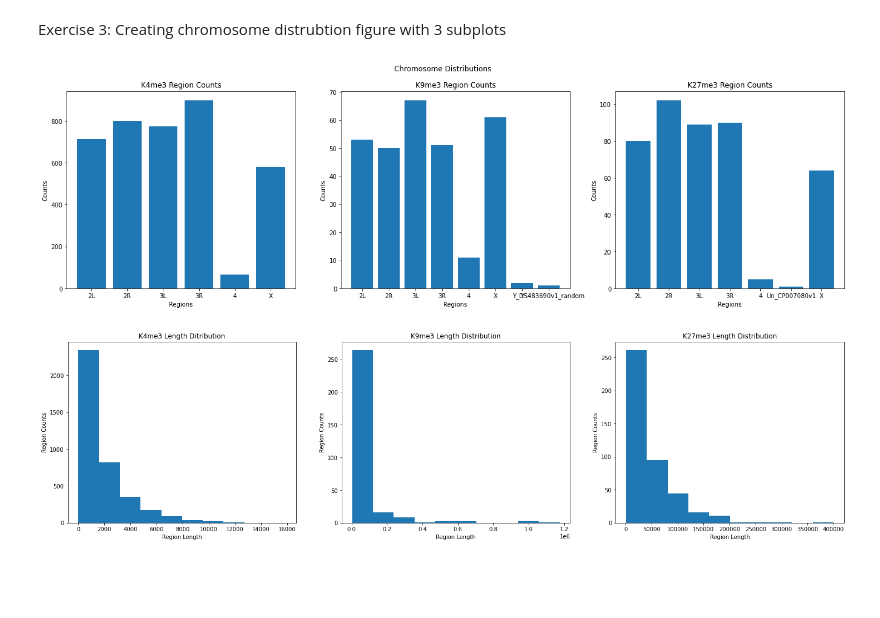
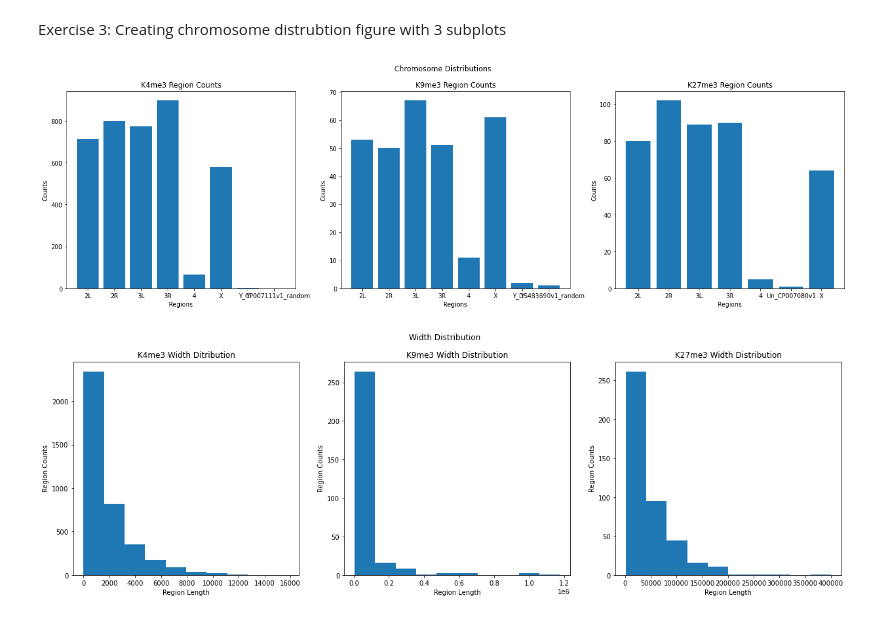
Before and after one commit to jonathanfischer97/qbb2020-answers, a Jupyter notebook: day1-lunch/day1_lunch_exercises.ipynb, the cells around one changed output. Saved outputs shown, nothing was run; the diff lists cells and outputs as text; code cells hidden in the pictures; blank space fills up the shorter version.

```diff
--- a/day1-lunch/day1_lunch_exercises.ipynb
+++ b/day1-lunch/day1_lunch_exercises.ipynb
@@ -308,7 +308,7 @@ fig, (ax1, ax2, ax3) = plt.subplots(ncols=3, figsize = (23, 6))
 fig.suptitle("Chromosome Distributions")
 
 #k4me3
-ax1.bar(sorted_chr_k4.index[:-2], sorted_chr_k4[:-2] )
+ax1.bar(sorted_chr_k4.index, sorted_chr_k4 )
 ax1.set_title("K4me3 Region Counts")
 ax1.set_ylabel("Counts")
 ax1.set_xlabel("Regions")
@@ -326,26 +326,27 @@ ax3.set_ylabel("Counts")
 ax3.set_xlabel("Regions")
 plt.show()
 # %% [output]
-[figure, old version]
+[figure, new version]
 # %%
 Exercise 4: Creating width distribution figure
 # %%
-fig,(ax1, ax2, ax3) = plt.subplots(ncols = 3, figsize = (25, 6))
+fig,(ax1, ax2, ax3) = plt.subplots(ncols = 3, figsize = (21, 6))
+fig.suptitle("Width Distribution")
 
 ax1.hist(df_k4.loc[:, "width"])
-ax1.set_title("K4me3 Length Ditribution")
+ax1.set_title("K4me3 Width Ditribution")
 ax1.set_ylabel("Region Counts")
 ax1.set_xlabel("Region Length")
 
 ax2.hist(df_k9.loc[:, "width"])
-ax2.set_title("K9me3 Length Distribution")
+ax2.set_title("K9me3 Width Distribution")
 ax2.set_ylabel("Region Counts")
 ax2.set_xlabel("Region Length")
 
 ax3.hist(df_k27.loc[:, "width"])
-ax3.set_title("K27me3 Length Distribution")
+ax3.set_title("K27me3 Width Distribution")
 ax3.set_ylabel("Region Counts")
 ax3.set_xlabel("Region Length")
 plt.show()
 # %% [output]
-[figure, old version]
+[figure, new version]
```
